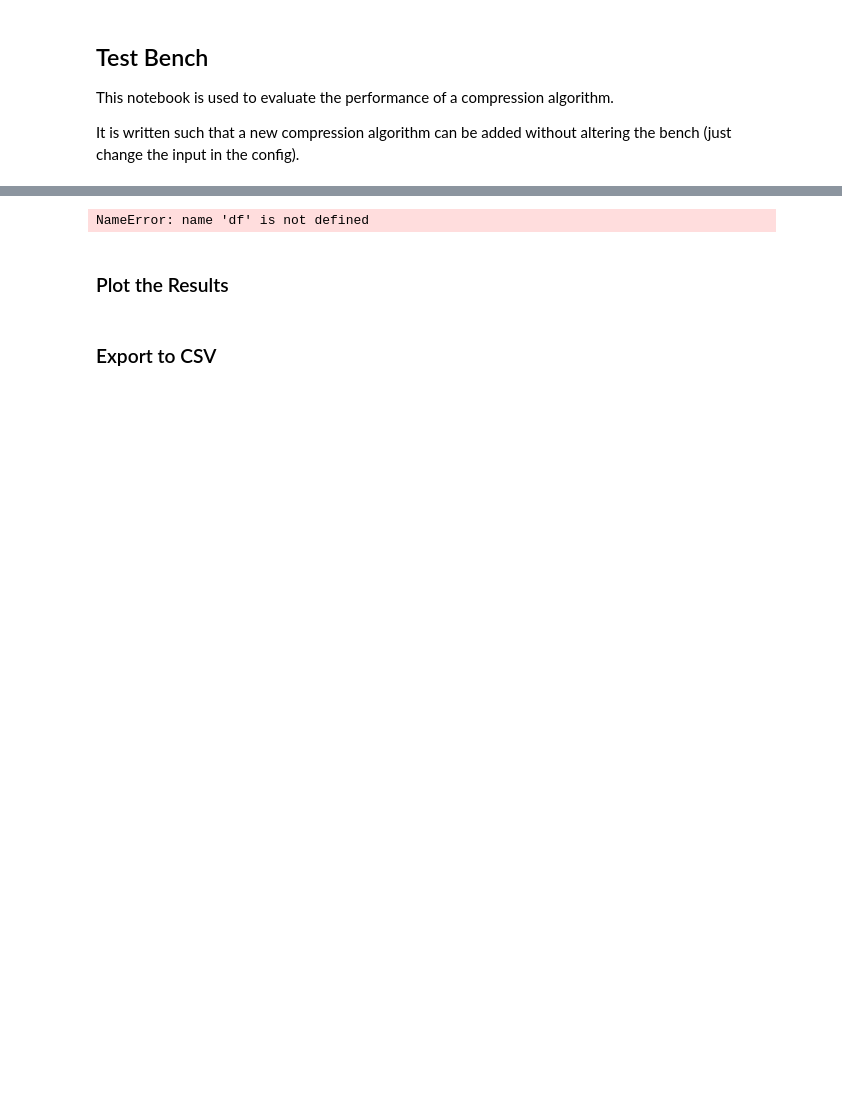
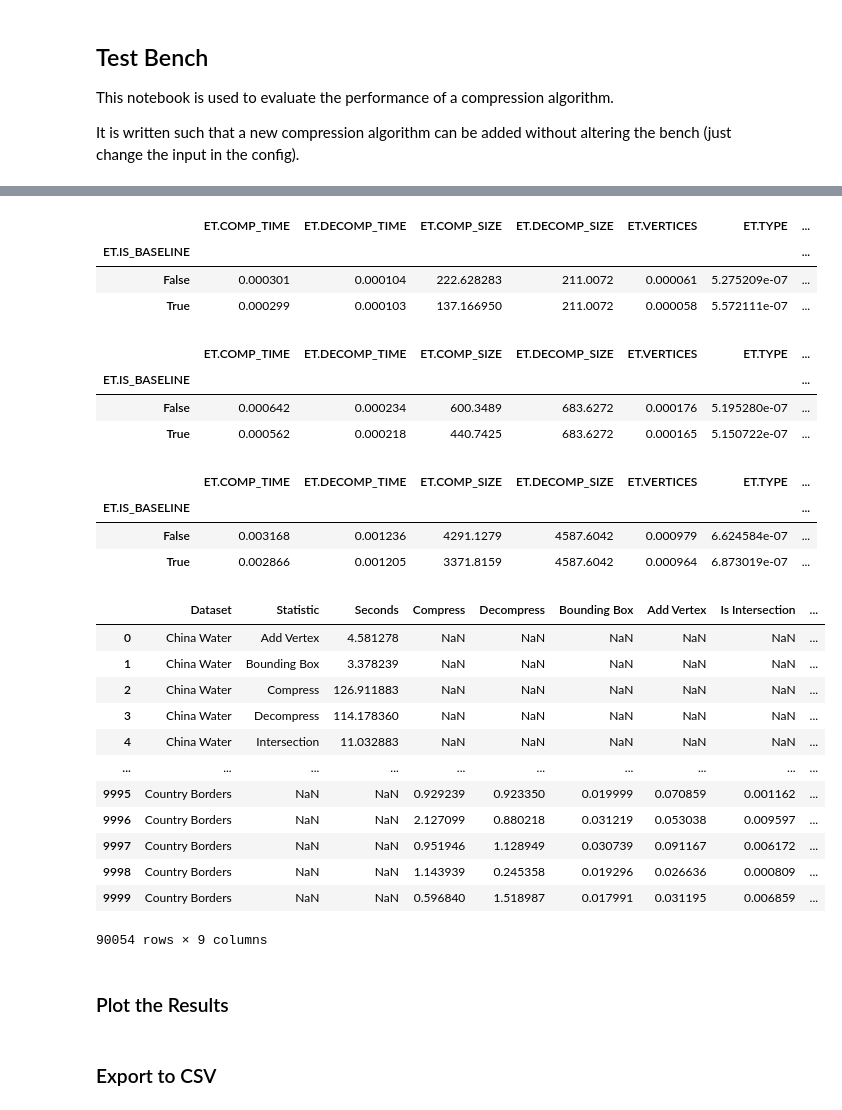
Before and after one commit to SimonErlandsson/Operable-Maps-Compression, a Jupyter notebook: Operations_Statistics.ipynb, the cells around one changed output, grey strips where cells are left out. Cells and saved outputs as stored; diff of their text form; code cells hidden in the pictures; blank space fills up the shorter version.

```diff
--- a/Operations_Statistics.ipynb
+++ b/Operations_Statistics.ipynb
@@ -20,18 +20,19 @@ from algos.fpd_extended_lib.entropy_coder import *
 # CONFIG
 ALG = FpdExtended()
 #DATASET_PATH = "data/lund_building_highway.json"
-DATASET_PATH = "data/sweden_processed_whole"
+#DATASET_PATH = "data/sweden_processed_whole"
 #DATASET_PATH = "data/world.json"
 #DATASET_PATH = "data/world_7_dec.json"
 #DATASET_PATH = "data/sweden.json"
 #DATASET_PATH = "data/latest_export.json"
 #DATASET_PATH = "data/latest_export" # Use folder (single files)
 NBR_ITER = 100000
-N = 10
+N = 5
 AVOID_DATASET_LENGTH_CHECK = True # For very large folders, disable
 
-IS_SHP_DIR = False
-#DATASET_PATH = "data/sweden-latest-free"
+IS_SHP_DIR = True
+#DATASET_PATH = "data/china-latest-free/gis_osm_waterways_free_1.shp"
+DATASET_PATH = "data/sweden-latest-free"
 #DATASET_PATH = 'data/sweden-latest-free/gis_osm_buildings_a_free_1.shp'
 # Used sets: ["data/sweden-latest-free/gis_osm_buildings_a_free_1.shp", "data/sweden-latest-free/gis_osm_roads_free_1.shp", "data/china-latest-free/gis_osm_water_a_free_1.shp", "data/ne_10m_admin_1_states_provinces.shp"]
 
@@ -277,11 +284,12 @@ df_relative = df.copy()
 def calculate_ratio(x):
     base = x[x[ET.IS_BASELINE] == True]
     non_base = x[x[ET.IS_BASELINE] == False]
-
     if not base.empty and not non_base.empty:
         return non_base.divide(base.values, axis=1)
     else:
         return None
+df_relative["idx_unary"] += 1
+df_relative.to_csv("reports/" + '_[' + DATASET_PATH.split("/")[1] + "_df]_" + datetime.now().strftime("%Y-%m-%d_%H:%M:%S") + ".csv")
 
 df_relative = df_relative.groupby(["idx_unary", "idx_binary"]).apply(calculate_ratio)
 df_relative.reset_index(inplace=True)
@@ -300,8 +308,47 @@ df_relative = df_relative.rename(columns={ET.IS_BASELINE: "is_baseline",
                             ET.BOUNDING_BOX: "Bounding Box",
                             ET.TYPE: "Type",
                             ET.VERTICES: "Verticies"})
-# %% [output]
-NameError: name 'df' is not defined
+# %%
+
+if True:
+    df1 = pd.DataFrame()
+    prevs = glob.glob(f'reports/*')
+    for prev in prevs:
+        dataset = prev.split("[")[1].split("]")[0]
+        prev_df = pd.read_csv(prev)
+        prev_df.drop("idx_binary", axis=1, inplace=True)
+        prev_df.drop(columns=["Unnamed: 0",	"idx_unary"],axis=1, inplace=True)
+        display(prev_df.groupby(str(ET.IS_BASELINE)).mean())
+
+        prev_df['Dataset'] = dataset
+        df1 = pd.concat([prev_df, df1])
+    display(df)
+# %% [output]
+|  | ET.COMP_TIME | ET.DECOMP_TIME | ET.COMP_SIZE | ET.DECOMP_SIZE | ET.VERTICES | ET.TYPE | ... |
+| ET.IS_BASELINE |  |  |  |  |  |  | ... |
+| False | 0.000301 | 0.000104 | 222.628283 | 211.0072 | 0.000061 | 5.275209e-07 | ... |
+| True | 0.000299 | 0.000103 | 137.166950 | 211.0072 | 0.000058 | 5.572111e-07 | ... |
+|  | ET.COMP_TIME | ET.DECOMP_TIME | ET.COMP_SIZE | ET.DECOMP_SIZE | ET.VERTICES | ET.TYPE | ... |
+| ET.IS_BASELINE |  |  |  |  |  |  | ... |
+| False | 0.000642 | 0.000234 | 600.3489 | 683.6272 | 0.000176 | 5.195280e-07 | ... |
+| True | 0.000562 | 0.000218 | 440.7425 | 683.6272 | 0.000165 | 5.150722e-07 | ... |
+|  | ET.COMP_TIME | ET.DECOMP_TIME | ET.COMP_SIZE | ET.DECOMP_SIZE | ET.VERTICES | ET.TYPE | ... |
+| ET.IS_BASELINE |  |  |  |  |  |  | ... |
+| False | 0.003168 | 0.001236 | 4291.1279 | 4587.6042 | 0.000979 | 6.624584e-07 | ... |
+| True | 0.002866 | 0.001205 | 3371.8159 | 4587.6042 | 0.000964 | 6.873019e-07 | ... |
+|  | Dataset | Statistic | Seconds | Compress | Decompress | Bounding Box | Add Vertex | Is Intersection | ... |
+| 0 | China Water | Add Vertex | 4.581278 | NaN | NaN | NaN | NaN | NaN | ... |
+| 1 | China Water | Bounding Box | 3.378239 | NaN | NaN | NaN | NaN | NaN | ... |
+| 2 | China Water | Compress | 126.911883 | NaN | NaN | NaN | NaN | NaN | ... |
+| 3 | China Water | Decompress | 114.178360 | NaN | NaN | NaN | NaN | NaN | ... |
+| 4 | China Water | Intersection | 11.032883 | NaN | NaN | NaN | NaN | NaN | ... |
+| ... | ... | ... | ... | ... | ... | ... | ... | ... | ... |
+| 9995 | Country Borders | NaN | NaN | 0.929239 | 0.923350 | 0.019999 | 0.070859 | 0.001162 | ... |
+| 9996 | Country Borders | NaN | NaN | 2.127099 | 0.880218 | 0.031219 | 0.053038 | 0.009597 | ... |
+| 9997 | Country Borders | NaN | NaN | 0.951946 | 1.128949 | 0.030739 | 0.091167 | 0.006172 | ... |
+| 9998 | Country Borders | NaN | NaN | 1.143939 | 0.245358 | 0.019296 | 0.026636 | 0.000809 | ... |
+| 9999 | Country Borders | NaN | NaN | 0.596840 | 1.518987 | 0.017991 | 0.031195 | 0.006859 | ... |
+90054 rows × 9 columns
 # %% [markdown]
 ### Plot the Results
 # %%
```
Also changed, not shown: parts of 4 cells of this notebook.
